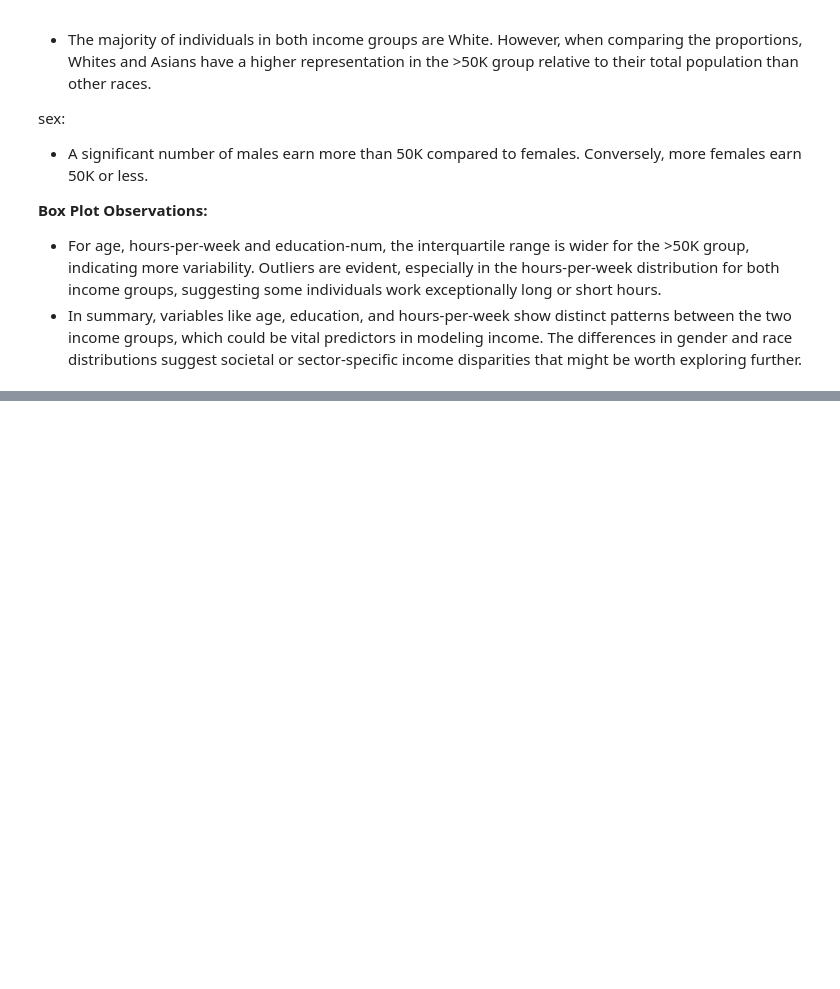
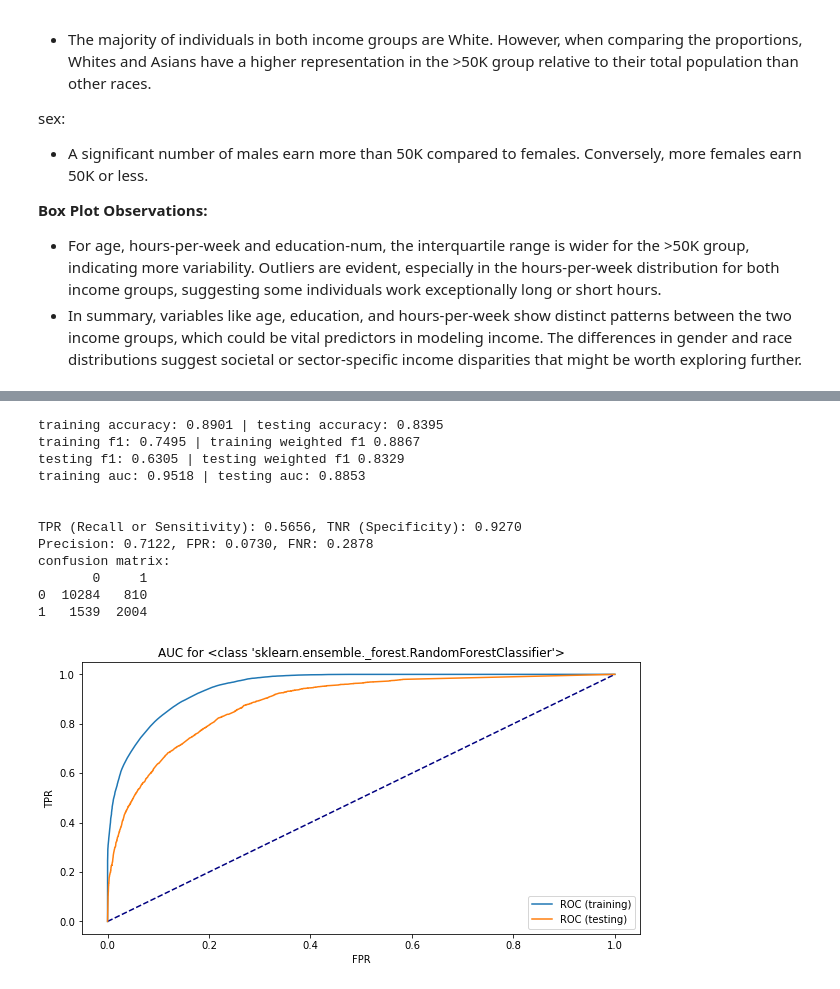
Before and after one commit to legendarycy/IS3221_Grp_2, a Jupyter notebook: IS3221 Project Codes.ipynb, the cells around one changed output, grey strips where cells are left out. Saved outputs shown, nothing was run; the diff lists cells and outputs as text; code cells hidden in the pictures; blank space fills up the shorter version.

```diff
--- a/IS3221 Project Codes.ipynb
+++ b/IS3221 Project Codes.ipynb
@@ -674,0 +831,17 @@ sex:
+# %%
+model = RandomForestClassifier().fit(X_train, y_train)
+evaluate_model(model)
+# %% [output]
+training accuracy: 0.8901 | testing accuracy: 0.8395
+training f1: 0.7495 | training weighted f1 0.8867
+testing f1: 0.6305 | testing weighted f1 0.8329
+training auc: 0.9518 | testing auc: 0.8853
+
+
+TPR (Recall or Sensitivity): 0.5656, TNR (Specificity): 0.9270
+Precision: 0.7122, FPR: 0.0730, FNR: 0.2878
+confusion matrix:
+       0     1
+0  10284   810
+1   1539  2004
+[figure, added]
```
Also changed, not shown: parts of 17 cells of this notebook, 1 other file.
